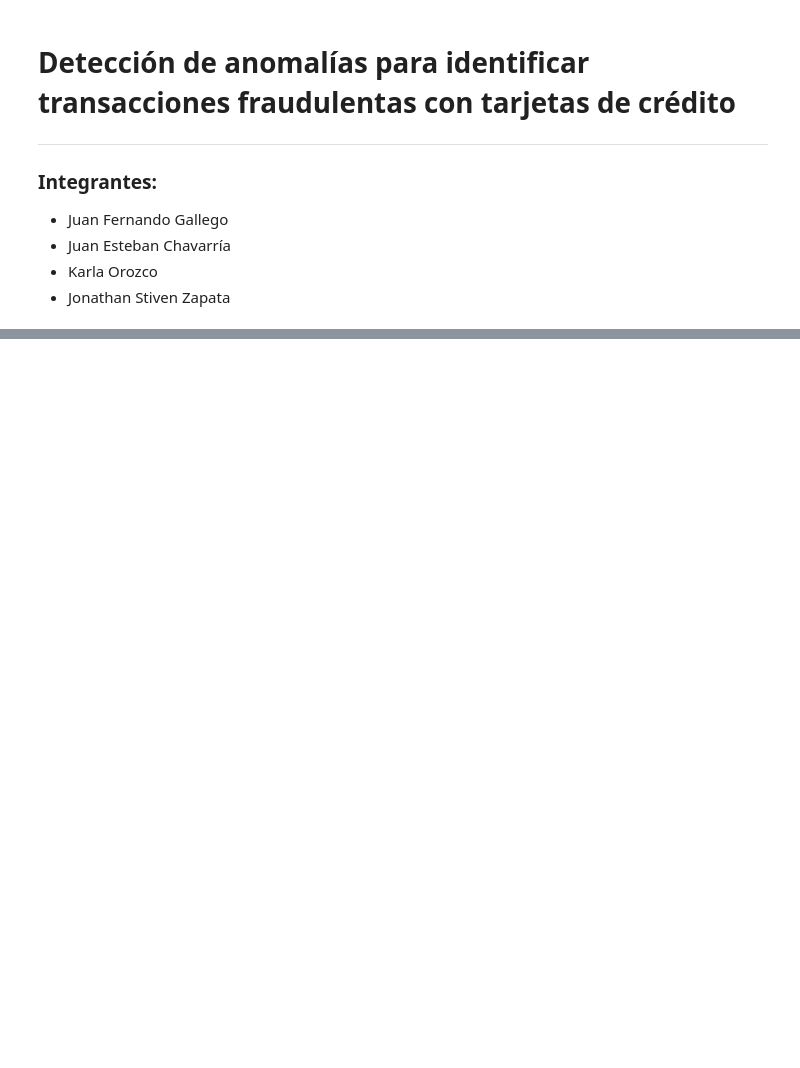
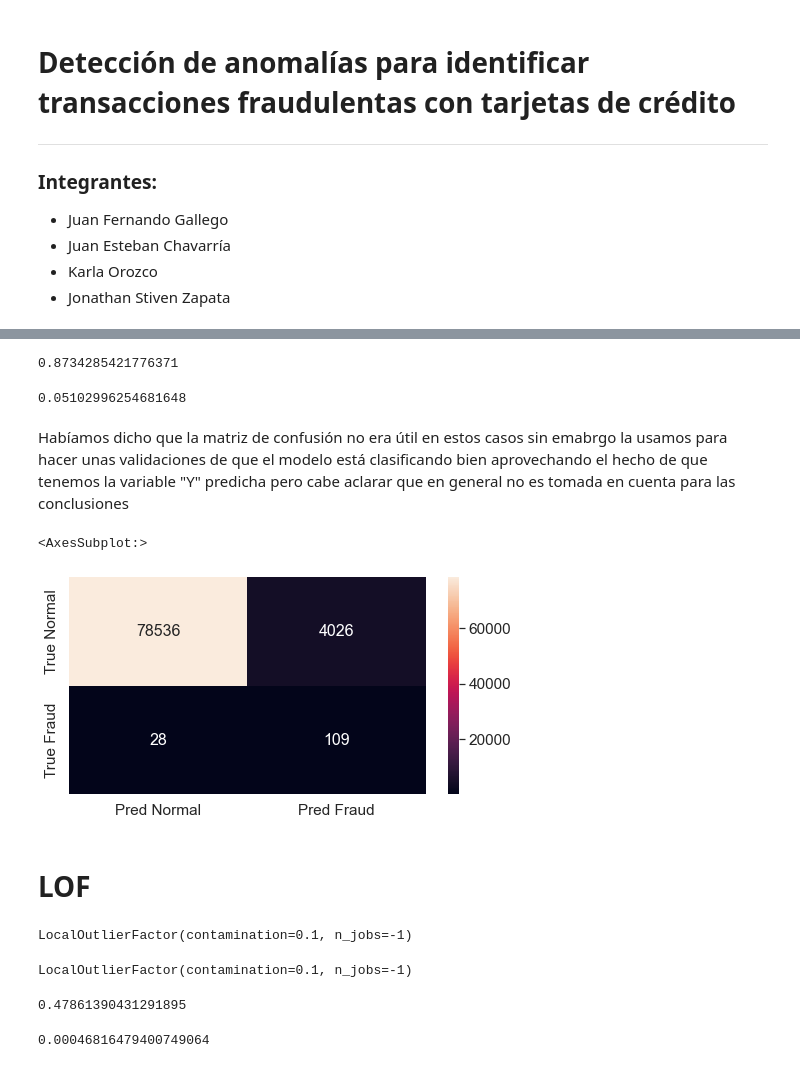
Before and after one commit to jonyzp/master-datos-ml-kjjj, a Jupyter notebook: 2_unsupervised/Notebook.ipynb, the cells around one changed output, grey strips where cells are left out. Saved outputs shown, nothing was run; the diff lists cells and outputs as text; code cells hidden in the pictures; blank space fills up the shorter version.

```diff
--- a/2_unsupervised/Notebook.ipynb
+++ b/2_unsupervised/Notebook.ipynb
@@ -98,0 +278,14 @@ Analysing the Performance
+# %%
+# Aquí el ajuste de parámetros no hace parte del alcance por lo que se toman los recomendados en base a la lectura y la biblioteca de scikit-learn:
+alg = IsolationForest(n_estimators = 100, max_samples = 'auto', contamination = 0.01,
+  max_features = 1.0, bootstrap = False, n_jobs = -1, random_state = 0, verbose = 0)
+# %%
+if_mdlLst = train(X_train, alg)
+# %%
+if_y_pred=predict(X_test,if_mdlLst)
+if_y_pred=1-if_y_pred
+
+# Creación de la función de decisión que va a permitir determinar los nombre de las etiquetas:
+if_y_pred_class=if_y_pred.copy()
+if_y_pred_class[if_y_pred>=np.percentile(if_y_pred,95)]=1
+if_y_pred_class[if_y_pred<np.percentile(if_y_pred,95)]=0
@@ -98,0 +298,22 @@ Analysing the Performance
+# %%
+roc_auc_score(y_test, if_y_pred_class)
+# %% [output]
+0.8734285421776371
+# %%
+f1_score(y_test, if_y_pred_class)
+# %% [output]
+0.05102996254681648
+# %% [markdown]
+Habíamos dicho que la matriz de confusión no era útil en estos casos sin emabrgo la usamos para hacer unas validaciones de que el modelo está clasificando bien aprovechando el hecho de que tenemos la variable "Y" predicha pero cabe aclarar que en general no es tomada en cuenta para las conclusiones
+# %%
+if_cm = confusion_matrix(y_test, if_y_pred_class)
+# %%
+df_cm = pd.DataFrame(if_cm, ['True Normal','True Fraud'],['Pred Normal','Pred Fraud'])
+plt.figure(figsize = (8,4))
+sns.set(font_scale=1.4)#for label size
+sns.heatmap(df_cm, annot=True,annot_kws={"size": 16},fmt='g')# font size
+# %% [output]
+<AxesSubplot:>
+[figure, added]
+# %% [markdown]
+# LOF
@@ -98,0 +324,8 @@ Analysing the Performance
+# %%
+clf.fit(X_test)
+# %% [output]
+LocalOutlierFactor(contamination=0.1, n_jobs=-1)
+# %%
+clf.fit(X_test)
+# %% [output]
+LocalOutlierFactor(contamination=0.1, n_jobs=-1)
@@ -98,0 +339,8 @@ Analysing the Performance
+# %%
+roc_auc_score(y_test, lof_y_pred_class)
+# %% [output]
+0.47861390431291895
+# %%
+f1_score(y_test, lof_y_pred_class)
+# %% [output]
+0.00046816479400749064
```
Also changed, not shown: parts of 57 cells of this notebook.
